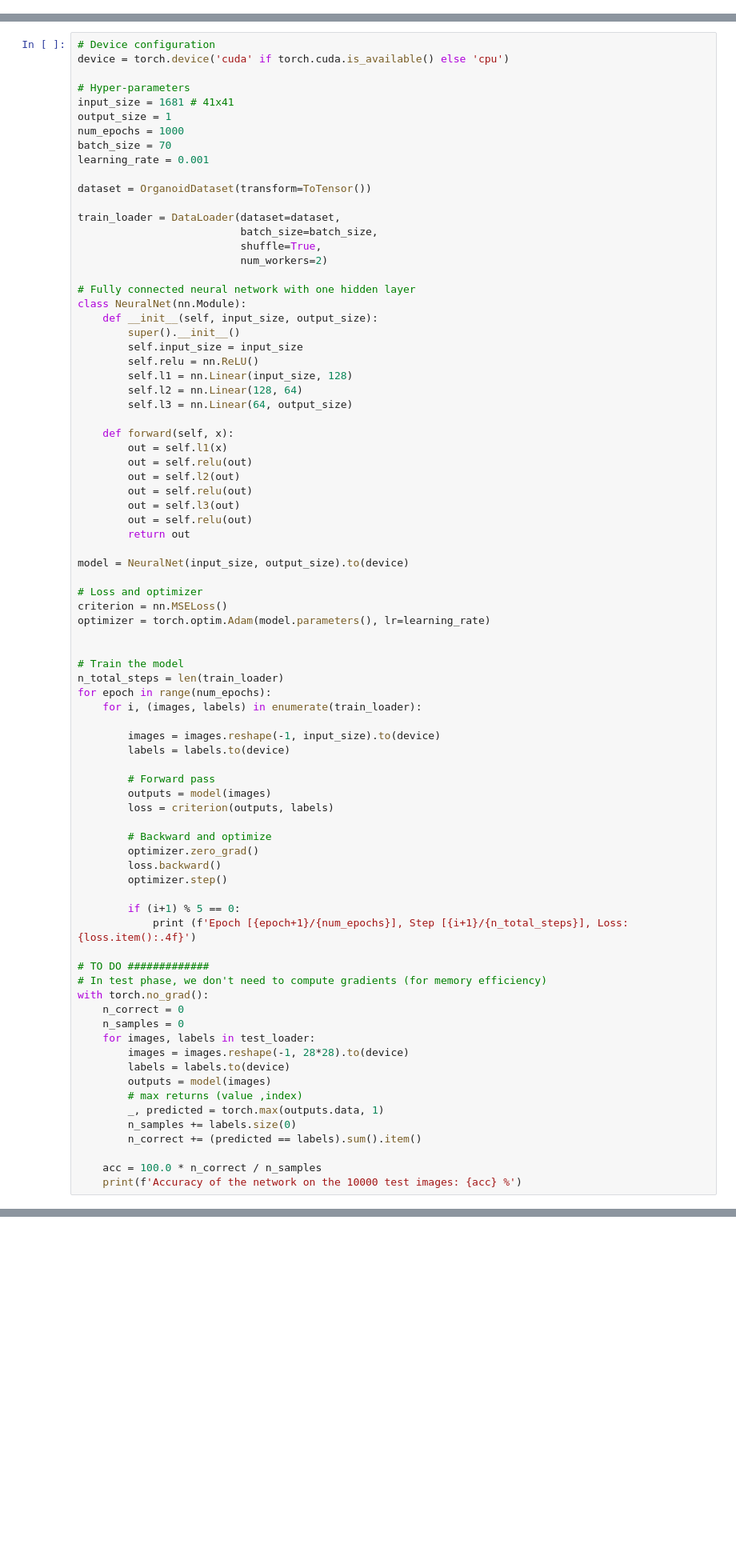
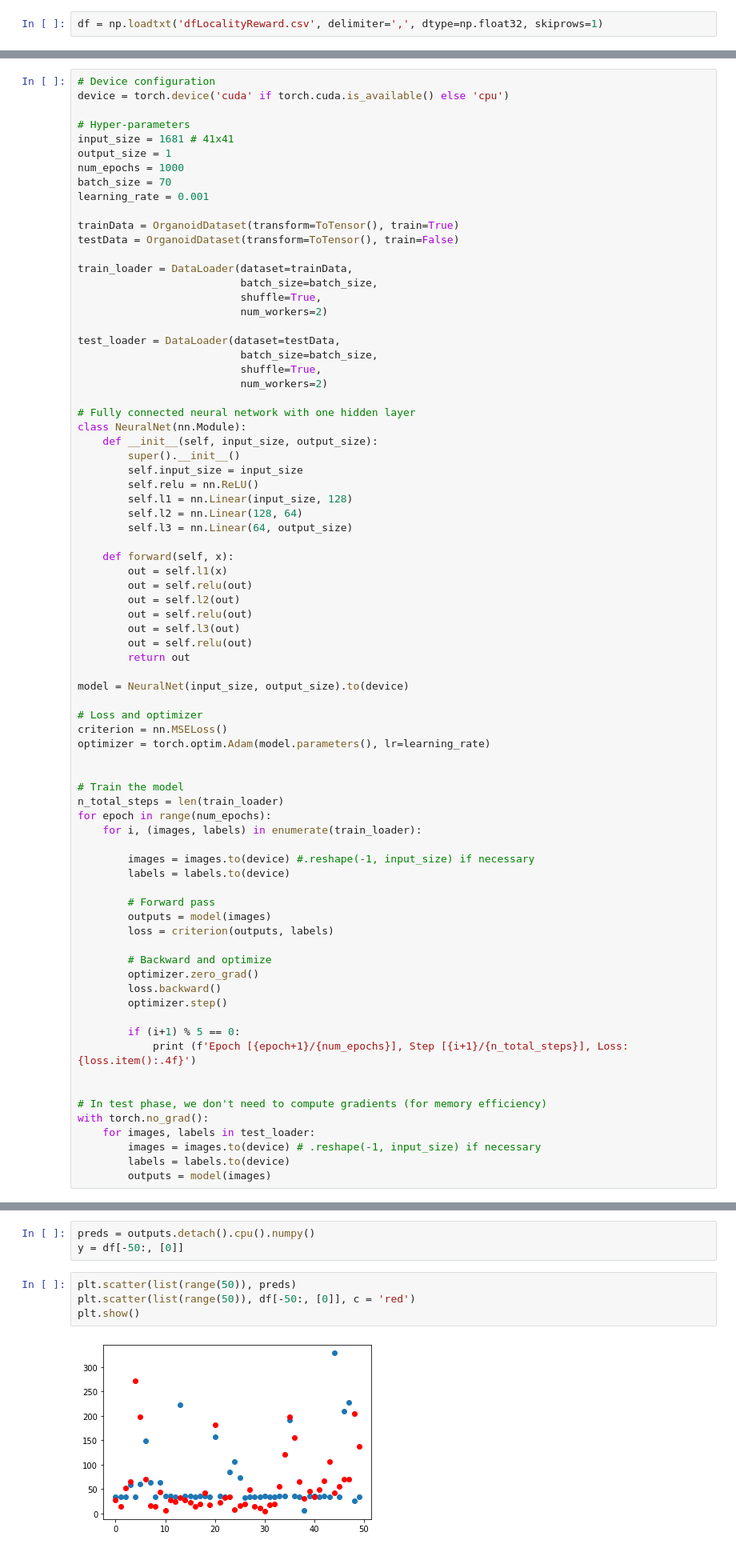
Before and after one commit to iamsmurph/SymBreak, a Jupyter notebook: scripting/modeling.ipynb, the cells around one changed output, grey strips where cells are left out. Shown at 80% size. Saved outputs shown, nothing was run; the diff lists cells and outputs as text; blank space fills up the shorter version.

```diff
--- a/scripting/modeling.ipynb
+++ b/scripting/modeling.ipynb
@@ -0,0 +1,2 @@
+# %%
+df = np.loadtxt('dfLocalityReward.csv', delimiter=',', dtype=np.float32, skiprows=1)
@@ -47,9 +81,15 @@ num_epochs = 1000
 batch_size = 70
 learning_rate = 0.001
 
-dataset = OrganoidDataset(transform=ToTensor())
+trainData = OrganoidDataset(transform=ToTensor(), train=True)
+testData = OrganoidDataset(transform=ToTensor(), train=False)
 
-train_loader = DataLoader(dataset=dataset,
+train_loader = DataLoader(dataset=trainData,
+                          batch_size=batch_size,
+                          shuffle=True,
+                          num_workers=2)
+
+test_loader = DataLoader(dataset=testData,
                           batch_size=batch_size,
                           shuffle=True,
                           num_workers=2)
@@ -85,7 +125,7 @@ n_total_steps = len(train_loader)
 for epoch in range(num_epochs):
     for i, (images, labels) in enumerate(train_loader):
 
-        images = images.reshape(-1, input_size).to(device)
+        images = images.to(device) #.reshape(-1, input_size) if necessary
         labels = labels.to(device)
 
         # Forward pass
@@ -100,20 +140,11 @@ for epoch in range(num_epochs):
         if (i+1) % 5 == 0:
             print (f'Epoch [{epoch+1}/{num_epochs}], Step [{i+1}/{n_total_steps}], Loss: {loss.item():.4f}')
 
-# TO DO #############
+
 # In test phase, we don't need to compute gradients (for memory efficiency)
 with torch.no_grad():
-    n_correct = 0
-    n_samples = 0
     for images, labels in test_loader:
-        images = images.reshape(-1, 28*28).to(device)
+        images = images.to(device) # .reshape(-1, input_size) if necessary
         labels = labels.to(device)
         outputs = model(images)
-        # max returns (value ,index)
-        _, predicted = torch.max(outputs.data, 1)
-        n_samples += labels.size(0)
-        n_correct += (predicted == labels).sum().item()
-
-    acc = 100.0 * n_correct / n_samples
-    print(f'Accuracy of the network on the 10000 test images: {acc} %')
 # %% [output]
@@ -136,0 +168,9 @@ Epoch [1000/1000], Step [5/5], Loss: 385.2937
+# %%
+preds = outputs.detach().cpu().numpy()
+y = df[-50:, [0]]
+# %%
+plt.scatter(list(range(50)), preds)
+plt.scatter(list(range(50)), df[-50:, [0]], c = 'red')
+plt.show()
+# %% [output]
+[figure, added]
```
Also changed, not shown: parts of 9 cells of this notebook, 6 other files.
